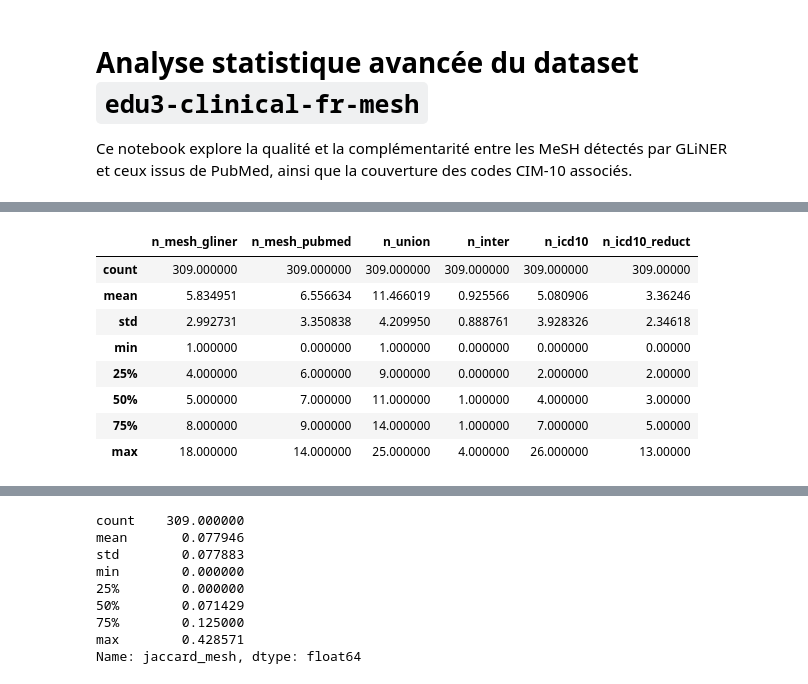
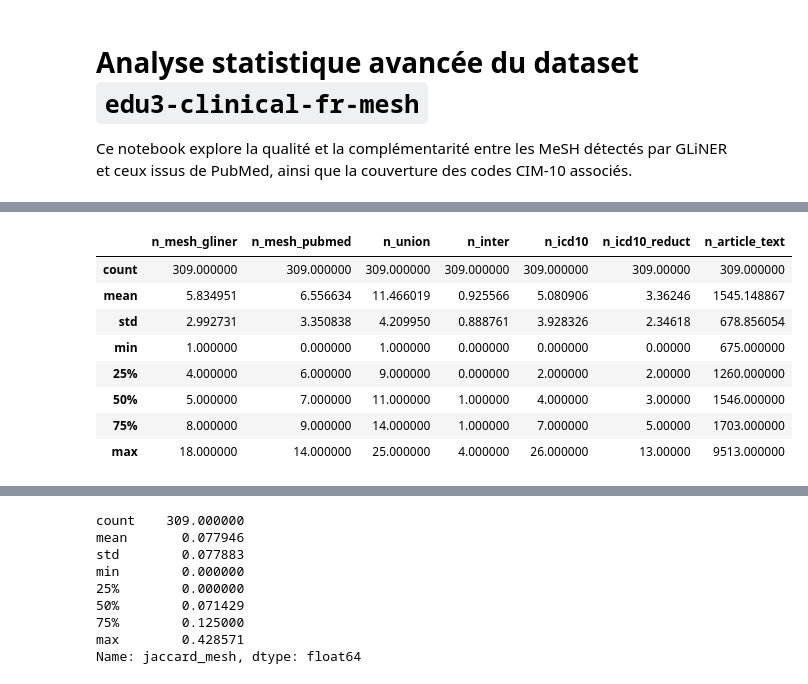
Before and after one commit to cdechaux/AOC_0, a Jupyter notebook: create_database/stats_desc/mesh_icd10_advanced_stats.ipynb, the cells around one changed output, grey strips where cells are left out. Drawn from its saved outputs; the diff is of its cells as text; code cells hidden in the pictures.

```diff
--- a/create_database/stats_desc/mesh_icd10_advanced_stats.ipynb
+++ b/create_database/stats_desc/mesh_icd10_advanced_stats.ipynb
@@ -21,18 +37,19 @@ df = pd.DataFrame(ds)
 # %%
 df['n_mesh_gliner'] = df['mesh_from_gliner'].apply(len)
 df['n_mesh_pubmed'] = df['pubmed_mesh'].apply(len)
 df['n_union'] = df['union_mesh'].apply(len)
 df['n_inter'] = df['inter_mesh'].apply(len)
 df['n_icd10'] = df['icd10_codes'].apply(len)
 df['n_icd10_reduct'] = df['icd10_codes_reduct'].apply(len)
-df[['n_mesh_gliner', 'n_mesh_pubmed', 'n_union', 'n_inter', 'n_icd10', 'n_icd10_reduct']].describe()
+df['n_article_text'] = df['article_text'].apply(len)
+df[['n_mesh_gliner', 'n_mesh_pubmed', 'n_union', 'n_inter', 'n_icd10', 'n_icd10_reduct', 'n_article_text']].describe()
 # %% [output]
-|  | n_mesh_gliner | n_mesh_pubmed | n_union | n_inter | n_icd10 | n_icd10_reduct |
-| count | 309.000000 | 309.000000 | 309.000000 | 309.000000 | 309.000000 | 309.00000 |
-| mean | 5.834951 | 6.556634 | 11.466019 | 0.925566 | 5.080906 | 3.36246 |
-| std | 2.992731 | 3.350838 | 4.209950 | 0.888761 | 3.928326 | 2.34618 |
-| min | 1.000000 | 0.000000 | 1.000000 | 0.000000 | 0.000000 | 0.00000 |
-| 25% | 4.000000 | 6.000000 | 9.000000 | 0.000000 | 2.000000 | 2.00000 |
-| 50% | 5.000000 | 7.000000 | 11.000000 | 1.000000 | 4.000000 | 3.00000 |
-| 75% | 8.000000 | 9.000000 | 14.000000 | 1.000000 | 7.000000 | 5.00000 |
-| max | 18.000000 | 14.000000 | 25.000000 | 4.000000 | 26.000000 | 13.00000 |
+|  | n_mesh_gliner | n_mesh_pubmed | n_union | n_inter | n_icd10 | n_icd10_reduct | n_article_text |
+| count | 309.000000 | 309.000000 | 309.000000 | 309.000000 | 309.000000 | 309.00000 | 309.000000 |
+| mean | 5.834951 | 6.556634 | 11.466019 | 0.925566 | 5.080906 | 3.36246 | 1545.148867 |
+| std | 2.992731 | 3.350838 | 4.209950 | 0.888761 | 3.928326 | 2.34618 | 678.856054 |
+| min | 1.000000 | 0.000000 | 1.000000 | 0.000000 | 0.000000 | 0.00000 | 675.000000 |
+| 25% | 4.000000 | 6.000000 | 9.000000 | 0.000000 | 2.000000 | 2.00000 | 1260.000000 |
+| 50% | 5.000000 | 7.000000 | 11.000000 | 1.000000 | 4.000000 | 3.00000 | 1546.000000 |
+| 75% | 8.000000 | 9.000000 | 14.000000 | 1.000000 | 7.000000 | 5.00000 | 1703.000000 |
+| max | 18.000000 | 14.000000 | 25.000000 | 4.000000 | 26.000000 | 13.00000 | 9513.000000 |
```
Also changed, not shown: parts of 2 cells of this notebook.
